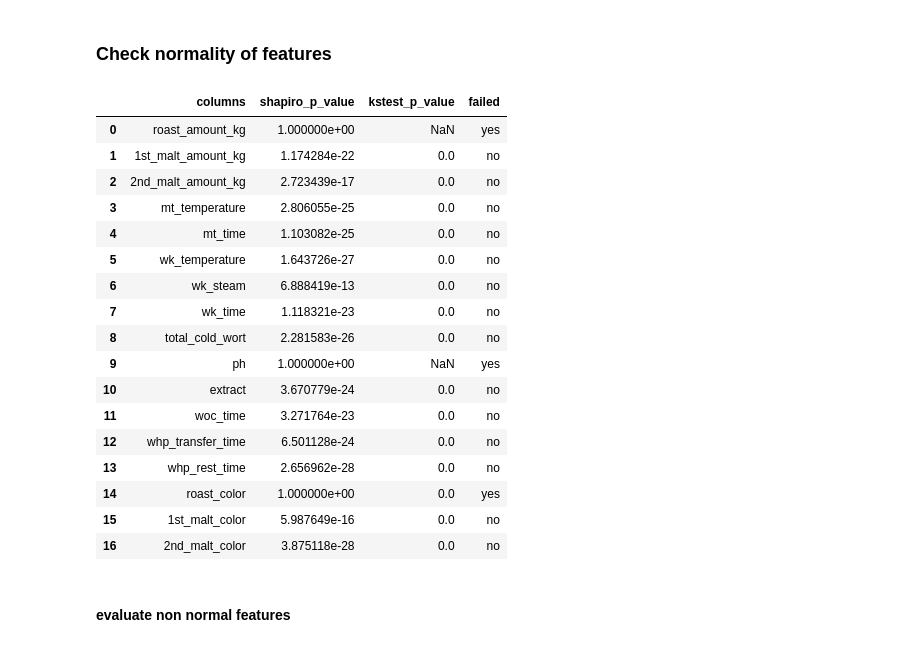
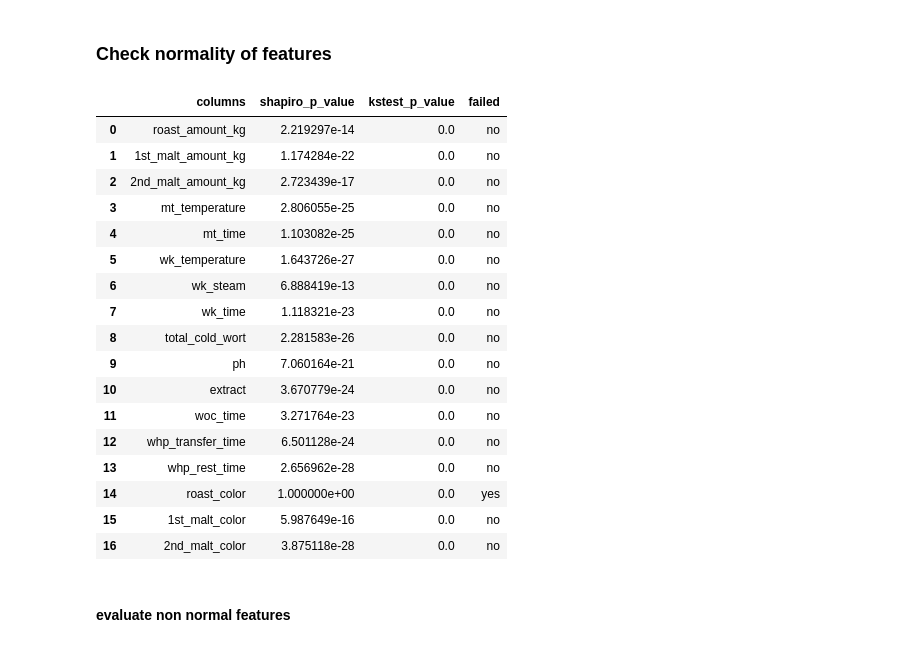
Before and after one commit to canutera/beer-color-prediction, a Jupyter notebook: notebooks/beer_color_prediction.ipynb, the cells around one changed output. Cells and saved outputs as stored; diff of their text form; code cells hidden in the pictures.

```diff
--- a/notebooks/beer_color_prediction.ipynb
+++ b/notebooks/beer_color_prediction.ipynb
@@ -91,15 +94,15 @@ features.describe()
 # %%
 from scipy.stats import shapiro, kstest
 
-shapiro_p_value = [shapiro(df[col].values).pvalue for col in feature_cols]
-kstest_p_value = [kstest(df[col].values, 'norm').pvalue for col in feature_cols]
+shapiro_p_value = [shapiro(df[col].dropna().values).pvalue for col in feature_cols]
+kstest_p_value = [kstest(df[col].dropna().values, 'norm').pvalue for col in feature_cols]
 normality_tests = pd.DataFrame(
     {'columns': feature_cols, 'shapiro_p_value': shapiro_p_value, 'kstest_p_value': kstest_p_value})
 normality_tests['failed'] = normality_tests.apply(lambda row: 'yes' if row['shapiro_p_value'] > 0.05 or row['kstest_p_value'] > 0.05 else 'no', axis=1)
 normality_tests
 # %% [output]
 |  | columns | shapiro_p_value | kstest_p_value | failed |
-| 0 | roast_amount_kg | 1.000000e+00 | NaN | yes |
+| 0 | roast_amount_kg | 2.219297e-14 | 0.0 | no |
 | 1 | 1st_malt_amount_kg | 1.174284e-22 | 0.0 | no |
 | 2 | 2nd_malt_amount_kg | 2.723439e-17 | 0.0 | no |
 | 3 | mt_temperature | 2.806055e-25 | 0.0 | no |
@@ -108,7 +111,7 @@ normality_tests
 | 6 | wk_steam | 6.888419e-13 | 0.0 | no |
 | 7 | wk_time | 1.118321e-23 | 0.0 | no |
 | 8 | total_cold_wort | 2.281583e-26 | 0.0 | no |
-| 9 | ph | 1.000000e+00 | NaN | yes |
+| 9 | ph | 7.060164e-21 | 0.0 | no |
 | 10 | extract | 3.670779e-24 | 0.0 | no |
 | 11 | woc_time | 3.271764e-23 | 0.0 | no |
 | 12 | whp_transfer_time | 6.501128e-24 | 0.0 | no |
```
Also changed, not shown: parts of 9 cells of this notebook.
